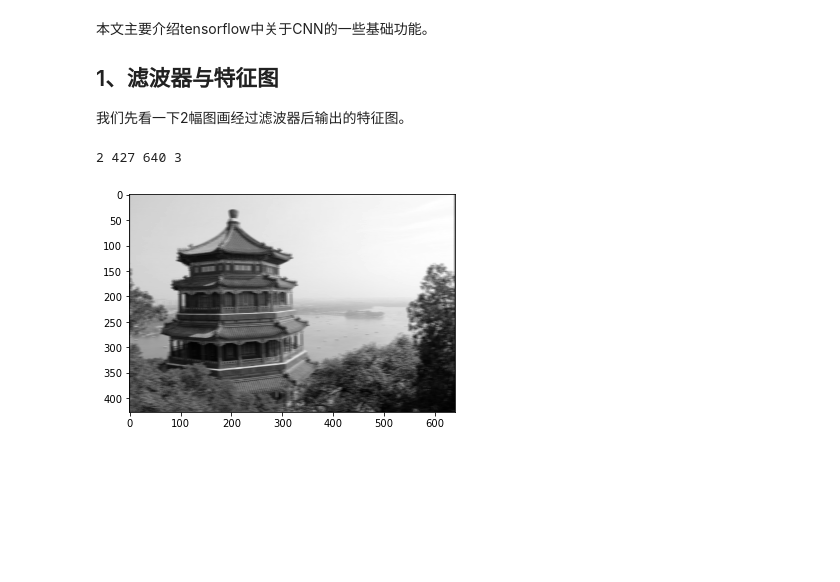
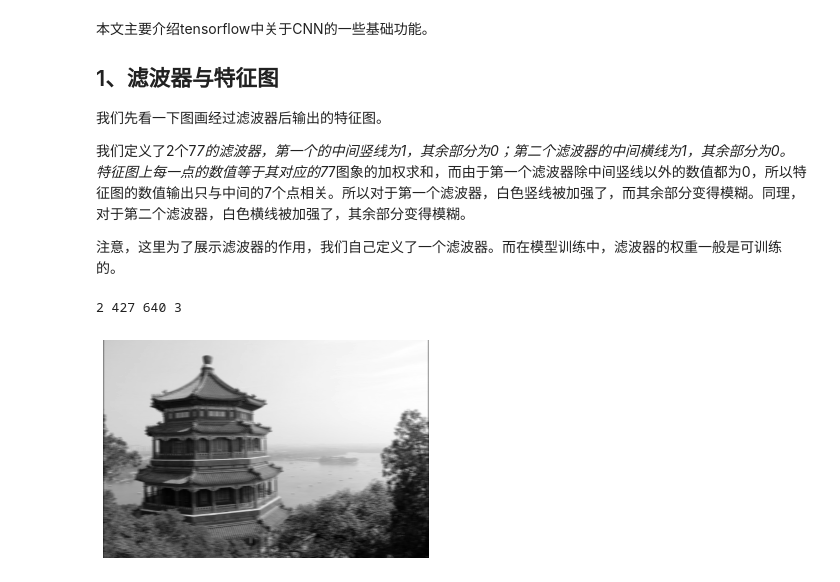
Before and after one commit to lujinhong/gucheng-AI-blog, a Jupyter notebook: 1 tensorflow/tensorflow系列之6：CNN.ipynb, the cells around one changed output. Saved outputs shown, nothing was run; the diff lists cells and outputs as text; code cells hidden in the pictures; blank space fills up the shorter version.

```diff
--- a/1 tensorflow/tensorflow系列之6：CNN.ipynb
+++ b/1 tensorflow/tensorflow系列之6：CNN.ipynb
@@ -7,5 +7,13 @@ import matplotlib.pyplot as plt
 from tensorflow import keras
 print(tf.__version__)
 print(sys.version)
+
+# To plot pretty figures
+%matplotlib inline
+import matplotlib as mpl
+import matplotlib.pyplot as plt
+mpl.rc('axes', labelsize=14)
+mpl.rc('xtick', labelsize=12)
+mpl.rc('ytick', labelsize=12)
 # %% [output]
 2.5.0
@@ -16,29 +24,34 @@ print(sys.version)
 
 ## 1、滤波器与特征图
 
-我们先看一下2幅图画经过滤波器后输出的特征图。
+我们先看一下图画经过滤波器后输出的特征图。
+
+我们定义了2个7*7的滤波器，第一个的中间竖线为1，其余部分为0；第二个滤波器的中间横线为1，其余部分为0。
+特征图上每一点的数值等于其对应的7*7图象的加权求和，而由于第一个滤波器除中间竖线以外的数值都为0，所以特征图的数值输出只与中间的7个点相关。所以对于第一个滤波器，白色竖线被加强了，而其余部分变得模糊。同理，对于第二个滤波器，白色横线被加强了，其余部分变得模糊。
+
+注意，这里为了展示滤波器的作用，我们自己定义了一个滤波器。而在模型训练中，滤波器的权重一般是可训练的。
 # %%
 # 加载图片
 from sklearn.datasets import load_sample_image
 china = load_sample_image('china.jpg') / 255
 flower = load_sample_image('flower.jpg') / 255
 images = np.array([china, flower])
 batch_size, height, width, channels = images.shape
 print(batch_size, height, width, channels)
 
 # 创建2个滤波器
 filters = np.zeros(shape=(7, 7, channels, 2), dtype=np.float32)
 filters[:, 3, :, 0] = 1 #垂直滤波器
 filters[3, :, :, 1] = 1 #水平滤波器
 
-
 outputs = tf.nn.conv2d(images, filters, strides=1, padding='SAME')
 
-plt.imshow(outputs[0,:,:,1],cmap="gray")
+plt.imshow(outputs[0,:,:,1], cmap="gray")
+plt.axis('off')
 plt.show()
 # %% [output]
 2 427 640 3
-[figure, old version]
+[figure, new version]
 # %% [markdown]
 让我们看一下这段代码：
 * 每个颜色通道的像素强度表示为从0到255的字节，因此我们除以255即可缩放这些特征，得到从0到1的浮点数。
```
Also changed, not shown: parts of 50 cells of this notebook, 1 other file.
